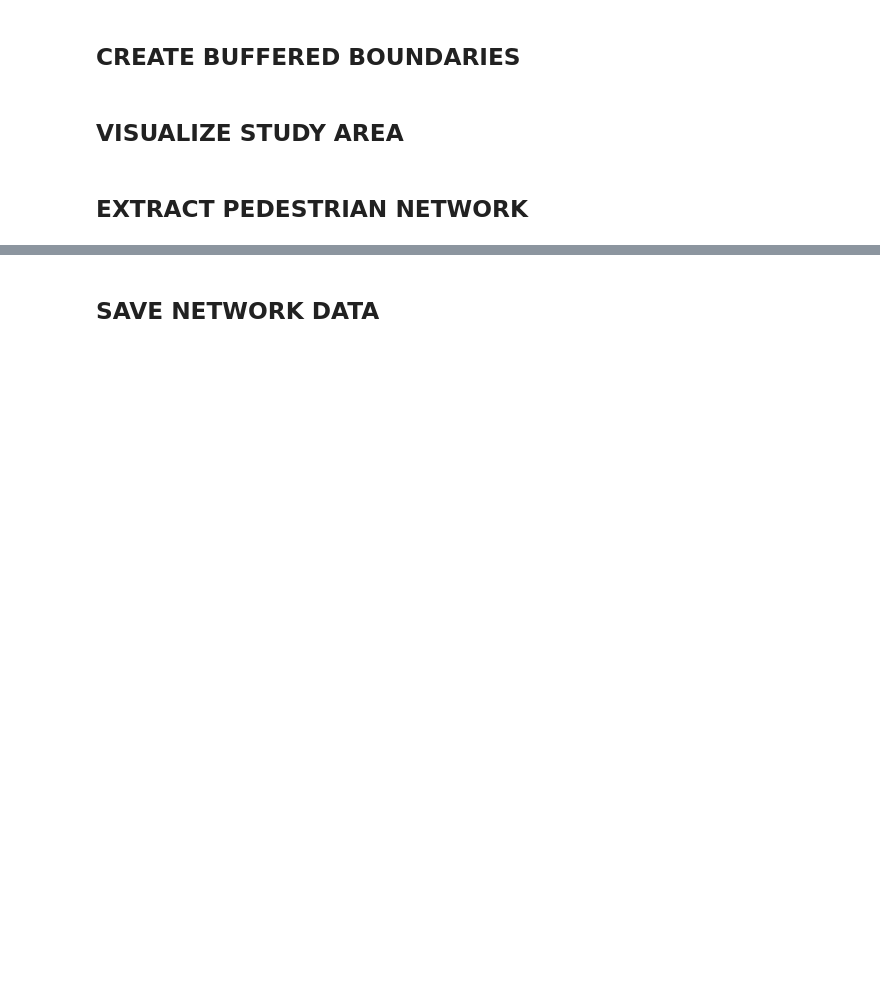
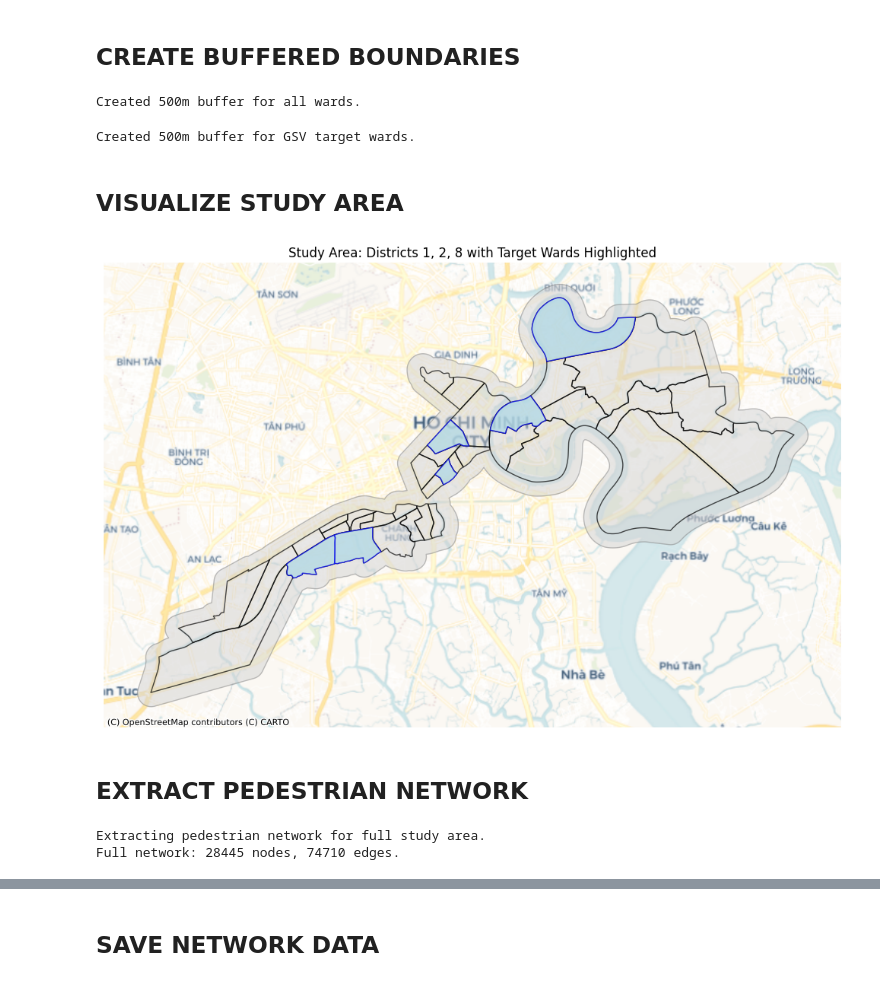
Before and after one commit to tess-vu/hot-hem, a Jupyter notebook: notebooks/01_download_gsv.ipynb, the cells around one changed output, grey strips where cells are left out. Cells and saved outputs as stored; diff of their text form; code cells hidden in the pictures; blank space fills up the shorter version.

```diff
--- a/notebooks/01_download_gsv.ipynb
+++ b/notebooks/01_download_gsv.ipynb
@@ -114,3 +133,8 @@ print(f"Columns: {list(wards.columns)}")
+# %%
+# Union all wards into a single polygon.
+wards_union = wards.union_all()
+
+wards_union_gdf = gpd.GeoDataFrame(geometry = [wards_union], crs = CRS_WGS84)
 # %%
 # Filter to target wards for GSV collection.
 gsv_wards = wards[wards["ENGNAME_3"].isin(SELECTED_WARDS)].copy()
@@ -123,38 +156,48 @@ print(gsv_wards[["ENGNAME_2", "ENGNAME_3"]])
 # %%
 # Buffer all wards by 500m for full network extraction.
 # Project to Vietnam CRS for accurate distance calculation.
-wards_buff = wards.to_crs(CRS_VIETNAM)
-wards_buff["geometry"] = wards_buff.geometry.buffer(BUFFER_DISTANCE)
-wards_buff = wards_buff.to_crs(CRS_WGS84)
+wards_buff = (
+    wards_union_gdf
+      .to_crs(CRS_VIETNAM)
+      .buffer(BUFFER_DISTANCE)
+      .to_crs(CRS_WGS84)
+)
 
-print(f"{BUFFER_DISTANCE}m buffer for all wards.")
+print(f"Created {BUFFER_DISTANCE}m buffer for all wards.")
+# %% [output]
+Created 500m buffer for all wards.
 # %%
 # Buffer GSV target wards by 500m.
 gsv_wards_buff = gsv_wards.to_crs(CRS_VIETNAM).copy()
 gsv_wards_buff["geometry"] = gsv_wards_buff.geometry.buffer(BUFFER_DISTANCE)
 gsv_wards_buff = gsv_wards_buff.to_crs(CRS_WGS84)
 
-print(f"{BUFFER_DISTANCE}m buffer for GSV target wards.")
+print(f"Created {BUFFER_DISTANCE}m buffer for GSV target wards.")
+# %% [output]
+Created 500m buffer for GSV target wards.
 # %% [markdown]
 ## VISUALIZE STUDY AREA
 # %%
 # Plot all wards with target wards highlighted.
-fig, ax = plt.subplots(1, 1, figsize = (12, 10))
-fig.patch.set_facecolor("white")
+fig, ax = plt.subplots(1, 1, figsize = (10, 10))
 
 # Plot all ward buffers.
 wards_buff.plot(ax = ax, facecolor = "lightgray", edgecolor = "gray", alpha = 0.5)
 
+wards.plot(ax = ax, facecolor = "none", edgecolor = "black", alpha = 0.7)
+
 # Highlight GSV target wards.
-gsv_wards_buff.plot(ax = ax, facecolor = "lightblue", edgecolor = "blue", alpha = 0.7)
+gsv_wards.plot(ax = ax, facecolor = "lightblue", edgecolor = "blue", alpha = 0.7)
 
 # Add basemap.
-ctx.add_basemap(ax, crs = wards_buff.crs.to_string(), source = ctx.providers.CartoDB.Positron)
+ctx.add_basemap(ax, crs = wards_buff.crs.to_string(), source = ctx.providers.CartoDB.Voyager)
 
 ax.set_title("Study Area: Districts 1, 2, 8 with Target Wards Highlighted")
 ax.axis("off")
 plt.tight_layout()
 plt.show()
+# %% [output]
+[figure, added]
 # %% [markdown]
 ## EXTRACT PEDESTRIAN NETWORK
 # %%
@@ -171,3 +214,6 @@ G_wards = ox.graph_from_polygon(
 ward_nodes, ward_edges = ox.graph_to_gdfs(G_wards, nodes = True, edges = True)
 
 print(f"Full network: {len(G_wards.nodes)} nodes, {len(G_wards.edges)} edges.")
+# %% [output]
+Extracting pedestrian network for full study area.
+Full network: 28445 nodes, 74710 edges.
```
Also changed, not shown: parts of 16 cells of this notebook, 25 other files.
